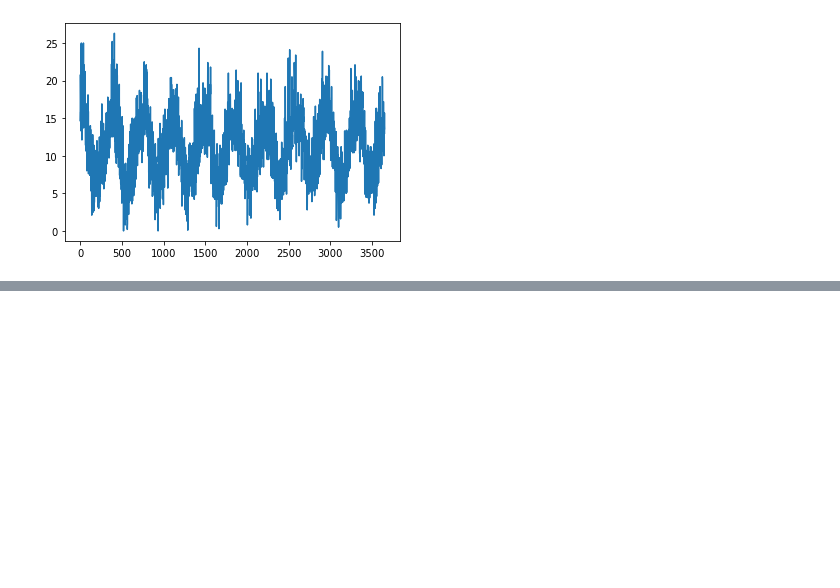
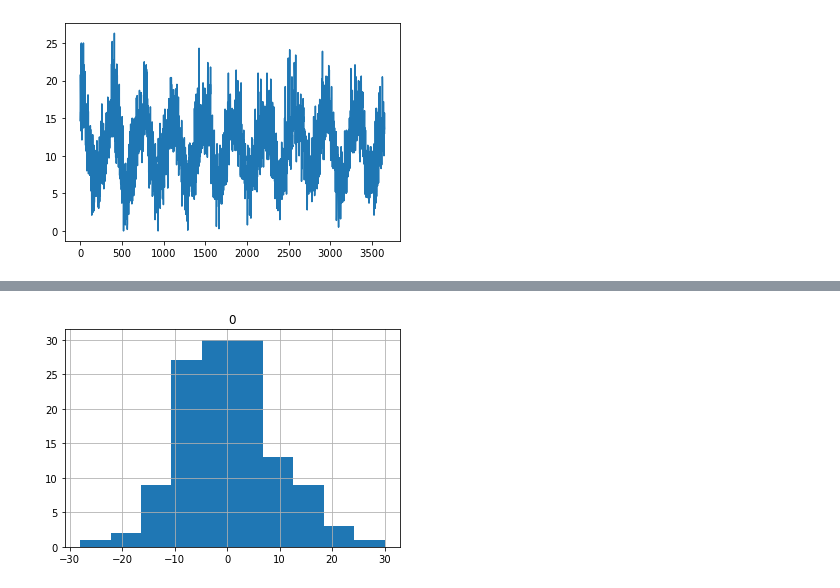
Before and after one commit to bastrob/Working_forecasting_series, a Jupyter notebook: LearnTimeSeries.ipynb, the cells around one changed output, grey strips where cells are left out. Drawn from its saved outputs; the diff is of its cells as text; code cells hidden in the pictures; blank space fills up the shorter version.

```diff
--- a/LearnTimeSeries.ipynb
+++ b/LearnTimeSeries.ipynb
@@ -831,0 +994,5 @@ pyplot.show()
+# %%
+df_residuals.hist()
+pyplot.show()
+# %% [output]
+[figure, added]
```
Also changed, not shown: parts of 40 cells of this notebook.
